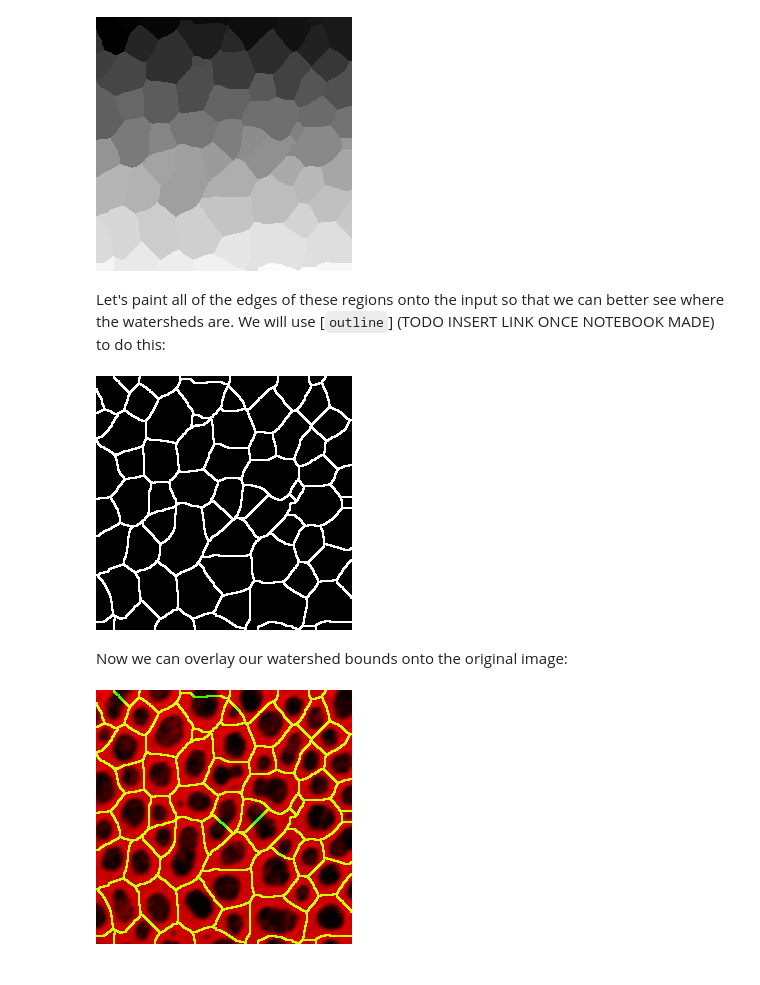
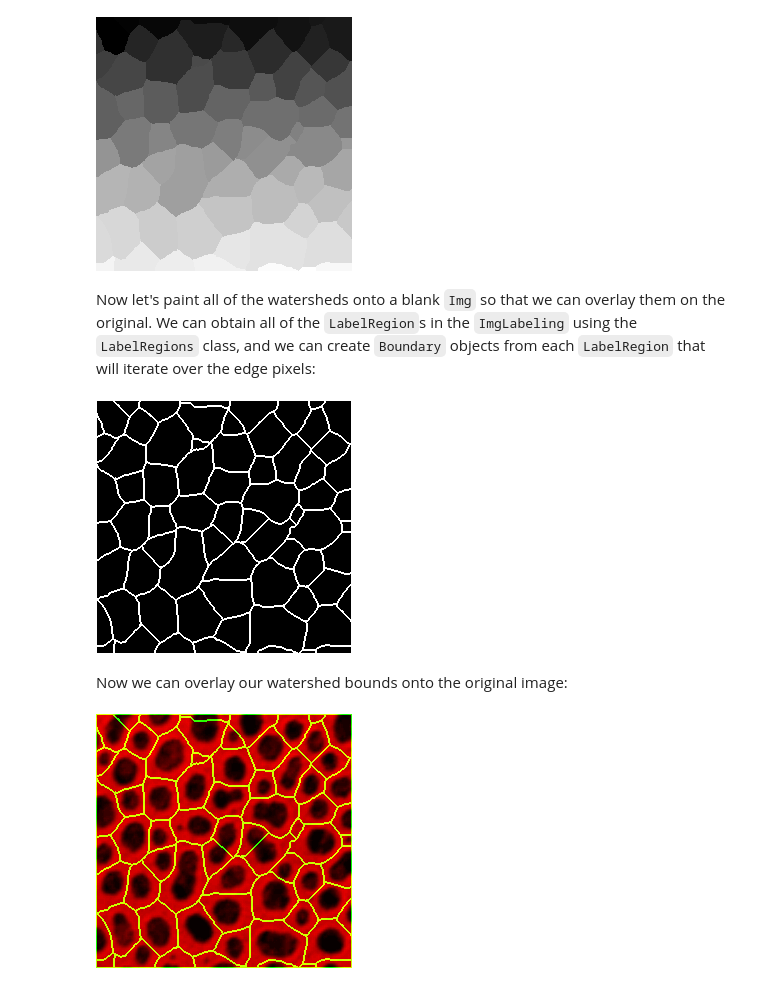
Before and after one commit to tp81/tutorials, a Jupyter notebook: notebooks/1_-_Using_ImageJ/Ops/image/watershed.ipynb, the cells around one changed output. Drawn from its saved outputs; the diff is of its cells as text; code cells hidden in the pictures.

Commit message:
watershed: Use Boundary instead of morphology
Since the morphology Ops will all get their own notebook it makes more
sense to showcase an ImgLib2 data type that might not otherwise be
shown.

```diff
--- a/notebooks/1_-_Using_ImageJ/Ops/image/watershed.ipynb
+++ b/notebooks/1_-_Using_ImageJ/Ops/image/watershed.ipynb
@@ -81,59 +83,48 @@ indexImg = labeling.getIndexImg()
 ij.notebook().display(indexImg)
 # %% [output]
 [figure]
-# %% [markdown]
-Let's paint all of the edges of these regions onto the input so that we can better see where the watersheds are. We will use [`outline`] (TODO INSERT LINK ONCE NOTEBOOK MADE) to do this:
+# %% [markdown]
+Now let's paint all of the watersheds onto a blank `Img` so that we can overlay them on the original. We can obtain all of the `LabelRegion`s in the `ImgLabeling` using the `LabelRegions` class, and we can create `Boundary` objects from each `LabelRegion` that will iterate over the edge pixels:
 # %%
 import net.imagej.ops.Ops
 import net.imagej.ops.special.computer.Computers
+import net.imglib2.roi.boundary.Boundary
 import net.imglib2.roi.labeling.LabelRegions
-import net.imglib2.type.logic.BitType
+import net.imglib2.type.numeric.integer.UnsignedByteType
 import net.imglib2.IterableInterval
 
-//create the edge image (in BitType, since this is what we will get our outlines in)
-edgesImg = ij.op().create().img(input, new BitType())
+//create the edge image
+edgesImg = ij.op().create().img(input, new UnsignedByteType())
+edgesImgRA = edgesImg.randomAccess()
 maxValue = edgesImg.firstElement().getMaxValue()
 
 //get the regions from the ImgLabeling
 regions = new LabelRegions(labeling)
 
 //paint each edge region onto the edges image
 for(region in regions){
-    //create an image to write the region onto
-    currentRegion = ij.op().create().img(input, new BitType())
-    currentRegionRA = currentRegion.randomAccess()
-    cursor = region.cursor()
-    //paint the region onto the newly created image
-    while(cursor.hasNext()){
-        cursor.fwd()
-        currentRegionRA.setPosition(cursor)
-        currentRegionRA.get().set(true)
+    Boundary b = new Boundary(region)
+    bcursor = b.cursor()
+    while(bcursor.hasNext()){
+        bcursor.fwd();
+        edgesImgRA.setPosition(bcursor.getIntPosition(0), 0)
+        edgesImgRA.setPosition(bcursor.getIntPosition(1), 1)
+        edgesImgRA.get().setReal(maxValue)
     }
-
-    //run outline on the region image -- see outline notebook for details
-    edges = ij.op().morphology().outline(currentRegion, true)
-
-    //add the region edge to the edge image
-    edgesImg = ij.op().math().add((IterableInterval)edgesImg, (IterableInterval) edges)
 }
 
-//convert the BitType edge image to the type of our input
-watershedBounds = ij.op().create().img(input)
-converter = Computers.unary(ij.op(), Ops.Convert.NormalizeScale.class, watershedBounds.firstElement(), edgesImg.firstElement())
-ij.op().convert().imageType(watershedBounds, edgesImg, converter)
-
-ij.notebook().display(watershedBounds)
+ij.notebook().display(edgesImg)
 # %% [output]
-[figure, old version]
+[figure, new version]
 # %% [markdown]
 Now we can overlay our watershed bounds onto the original image:
 # %%
 import net.imglib2.view.Views
 
 //stack the centers on the input image
-stack = Views.stack(input, watershedBounds)
+stack = Views.stack(input, edgesImg)
 
 //TODO place in table next to original
 ij.notebook().display(stack)
 # %% [output]
-[figure, old version]
+[figure, new version]
```
Also changed, not shown: parts of 2 cells of this notebook.
